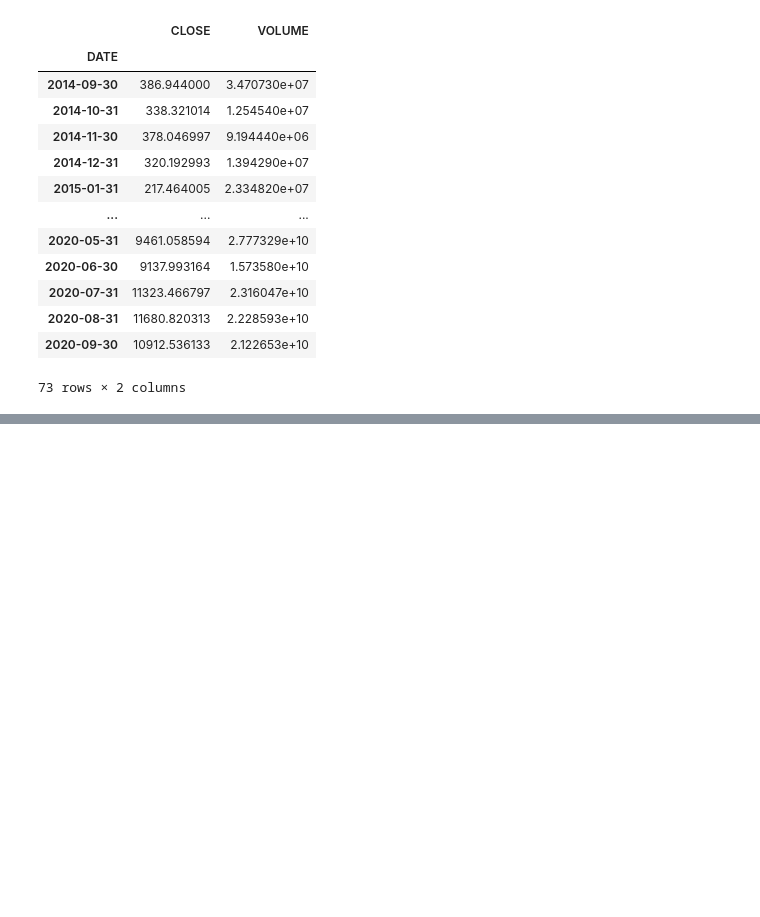
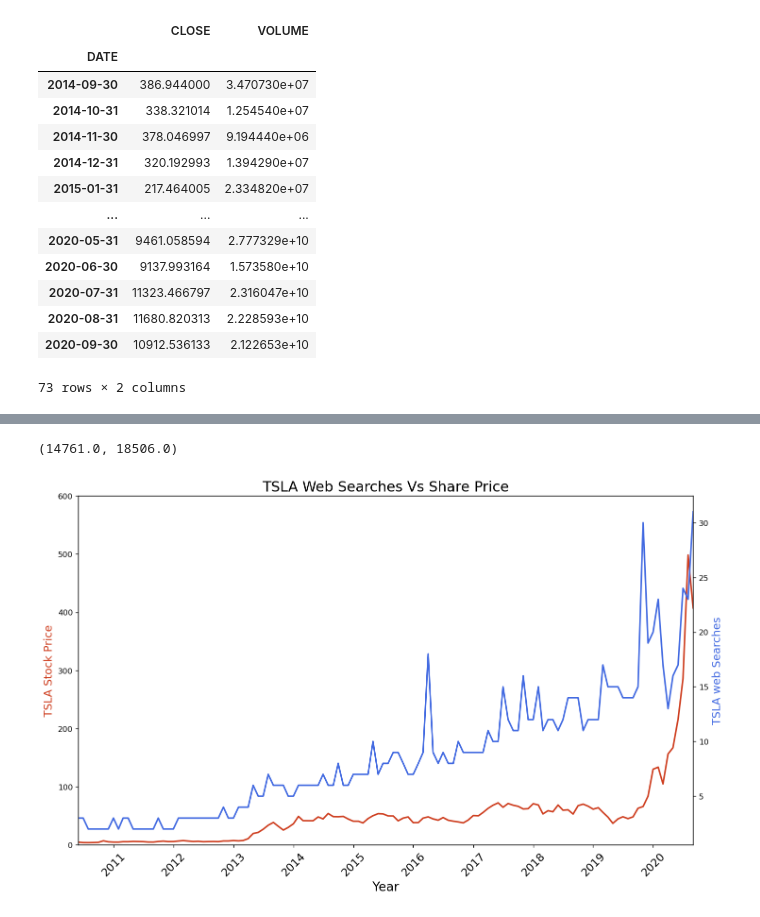
Before and after one commit to Am1tp/DataAnalysis-JupyterNotebook-GoogleTrendsDataAnalysis, a Jupyter notebook: GoogleTrendsData.ipynb, the cells around one changed output, grey strips where cells are left out. Cells and saved outputs as stored; diff of their text form; code cells hidden in the pictures; blank space fills up the shorter version.

Commit message:
Data visuals and summary

```diff
--- a/GoogleTrendsData.ipynb
+++ b/GoogleTrendsData.ipynb
@@ -351,0 +365,19 @@ btc_price_monthly
+# %%
+plt.figure(figsize=(14,8), dpi=120)
+plt.title('TSLA Web Searches Vs Share Price', fontsize=18)
+plt.xticks(fontsize=14, rotation =45)
+ax1 = plt.gca()
+ax2 = ax1.twinx()
+
+ax1.plot(tesla['MONTH'], tesla['TSLA_USD_CLOSE'], label='TSLA Stock Price', color='#ce3d1e', lw=2)
+ax2.plot(tesla['MONTH'], tesla['TSLA_WEB_SEARCH'], label='TSLA web Searches', color='royalblue', lw=2)
+
+ax1.set_xlabel('Year', fontsize=16)
+ax1.set_ylabel('TSLA Stock Price', color='#ce3d1e', fontsize=14)
+ax2.set_ylabel('TSLA web Searches', color='royalblue', fontsize=14)
+
+ax1.set_ylim([0, 600])
+ax1.set_xlim([tesla.MONTH.min(), tesla.MONTH.max()])
+# %% [output]
+(14761.0, 18506.0)
+[figure, added]
```
Also changed, not shown: parts of 19 cells of this notebook.
